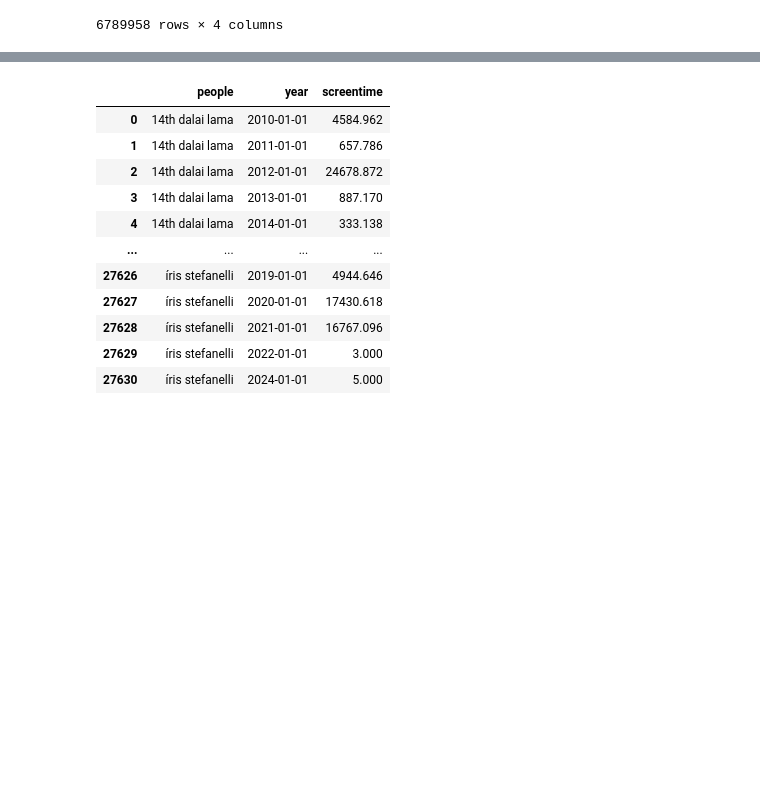
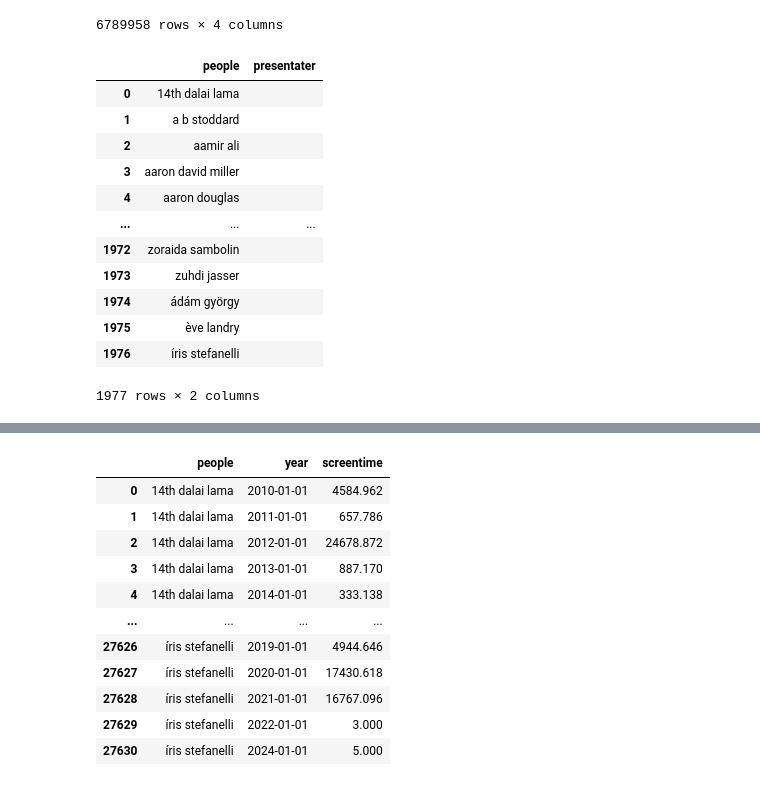
Before and after one commit to notnews/stanford_tv_news, a Jupyter notebook: 03_merge_people_video.ipynb, the cells around one changed output, grey strips where cells are left out. Drawn from its saved outputs; the diff is of its cells as text; code cells hidden in the pictures; blank space fills up the shorter version.

```diff
--- a/03_merge_people_video.ipynb
+++ b/03_merge_people_video.ipynb
@@ -96,3 +96,23 @@ df
 | 6789956 | íris stefanelli | 2024-01-01 | 389451 | 1.000 |
 | 6789957 | íris stefanelli | 2024-01-01 | 392011 | 1.000 |
 6789958 rows × 4 columns
+# %%
+pdf = pd.read_json('json/people.json')
+pdf.columns = ['people', 'presentater', 'screentime', 'col3']
+del pdf['screentime']
+del pdf['col3']
+pdf
+# %% [output]
+|  | people | presentater |
+| 0 | 14th dalai lama |  |
+| 1 | a b stoddard |  |
+| 2 | aamir ali |  |
+| 3 | aaron david miller |  |
+| 4 | aaron douglas |  |
+| ... | ... | ... |
+| 1972 | zoraida sambolin |  |
+| 1973 | zuhdi jasser |  |
+| 1974 | ádám györgy |  |
+| 1975 | ève landry |  |
+| 1976 | íris stefanelli |  |
+1977 rows × 2 columns
```
Also changed, not shown: parts of 5 cells of this notebook, 1 other file.
